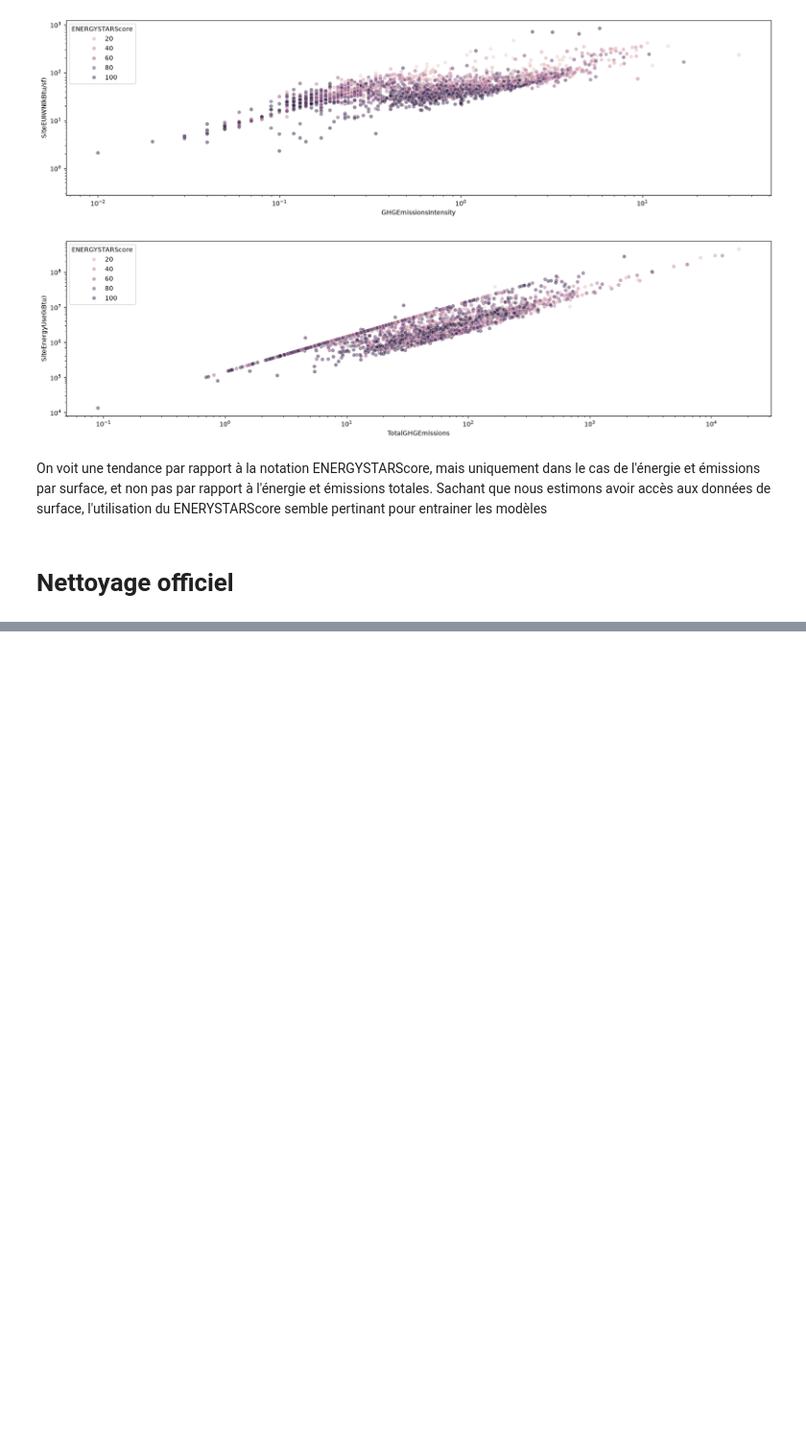
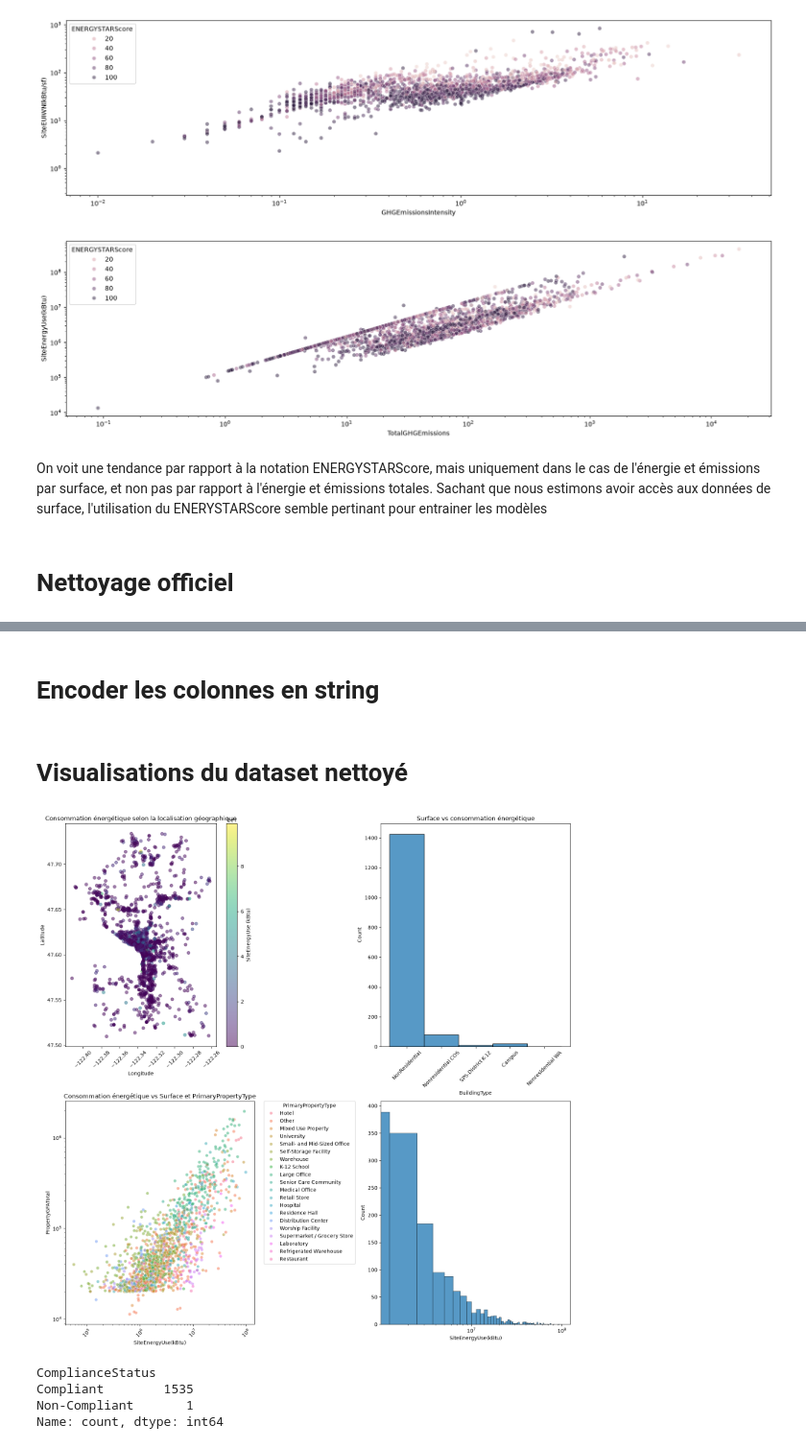
Before and after one commit to Leozmee/Seattle-Electricity-Prediction, a Jupyter notebook: analyse_exploratoire.ipynb, the cells around one changed output, grey strips where cells are left out. Shown at 96% size. Cells and saved outputs as stored; diff of their text form; code cells hidden in the pictures; blank space fills up the shorter version.

Commit message:
Visualisations du dataset propre

```diff
--- a/analyse_exploratoire.ipynb
+++ b/analyse_exploratoire.ipynb
@@ -493,0 +633,77 @@ df_clean.head()
+# %%
+# Supprimer mes "Low-Rise Multifamily dans la colonne PrimaryPropertyType
+df_clean = df_clean[df_clean["PrimaryPropertyType"]!= "Low-Rise Multifamily"]
+# %% [markdown]
+# Encoder les colonnes en string
+# %% [markdown]
+# Visualisations du dataset nettoyé
+# %%
+fig, axes = plt.subplots(2, 2, figsize=(15, 15))
+
+# Graphique 1 : Consommation énergétique selon la localisation géographique
+
+scatter = axes[0, 0].scatter(
+    df_clean['Longitude'],
+    df_clean['Latitude'],
+    c=df_clean['SiteEnergyUse(kBtu)'],
+    cmap='viridis',
+    alpha=0.5
+)
+
+# Barre de couleur continue
+fig.colorbar(
+    scatter,
+    ax=axes[0, 0],
+    label='SiteEnergyUse (kBtu)'
+)
+
+axes[0, 0].set_title('Consommation énergétique selon la localisation géographique')
+axes[0, 0].set_xlabel('Longitude')
+axes[0, 0].set_ylabel('Latitude')
+
+# Graphique 2 : Distribution des building types
+sns.histplot(
+    data=df_clean,
+    x='BuildingType',
+    ax=axes[0, 1]
+)
+axes[0, 1].set_title('Building types')
+axes[0, 1].set_title('Surface vs consommation énergétique')
+
+# Graphique 3 : Energie, surface et Type de batiment
+sns.scatterplot(
+    data=df_clean,
+    x='SiteEnergyUse(kBtu)',
+    y='PropertyGFATotal',
+    hue = 'PrimaryPropertyType',
+    ax=axes[1, 0],
+    alpha=0.5
+)
+axes[1, 0].set_xscale('log')
+axes[1, 0].set_yscale('log')
+axes[1, 0].set_title('Consommation énergétique vs Surface et PrimaryPropertyType')
+axes[1, 0].legend(title='PrimaryPropertyType',bbox_to_anchor=(1.05, 1),loc='upper left',borderaxespad=0)
+
+# Graphique 4 : Energie, surface et Type de batiment
+sns.histplot(
+    data=df_clean,
+    x='SiteEnergyUse(kBtu)',
+    ax=axes[1, 1]
+)
+axes[1, 1].set_xscale('log')
+
+axes[0, 0].tick_params(axis='x', labelrotation=45)
+axes[0, 1].tick_params(axis='x', labelrotation=45)
+axes[1, 0].tick_params(axis='x', labelrotation=45)
+
+plt.tight_layout()
+plt.show()
+# %% [output]
+[figure, added]
+# %%
+df_clean["ComplianceStatus"].value_counts()
+# %% [output]
+ComplianceStatus
+Compliant        1535
+Non-Compliant       1
+Name: count, dtype: int64
```
Also changed, not shown: parts of 9 cells of this notebook.
